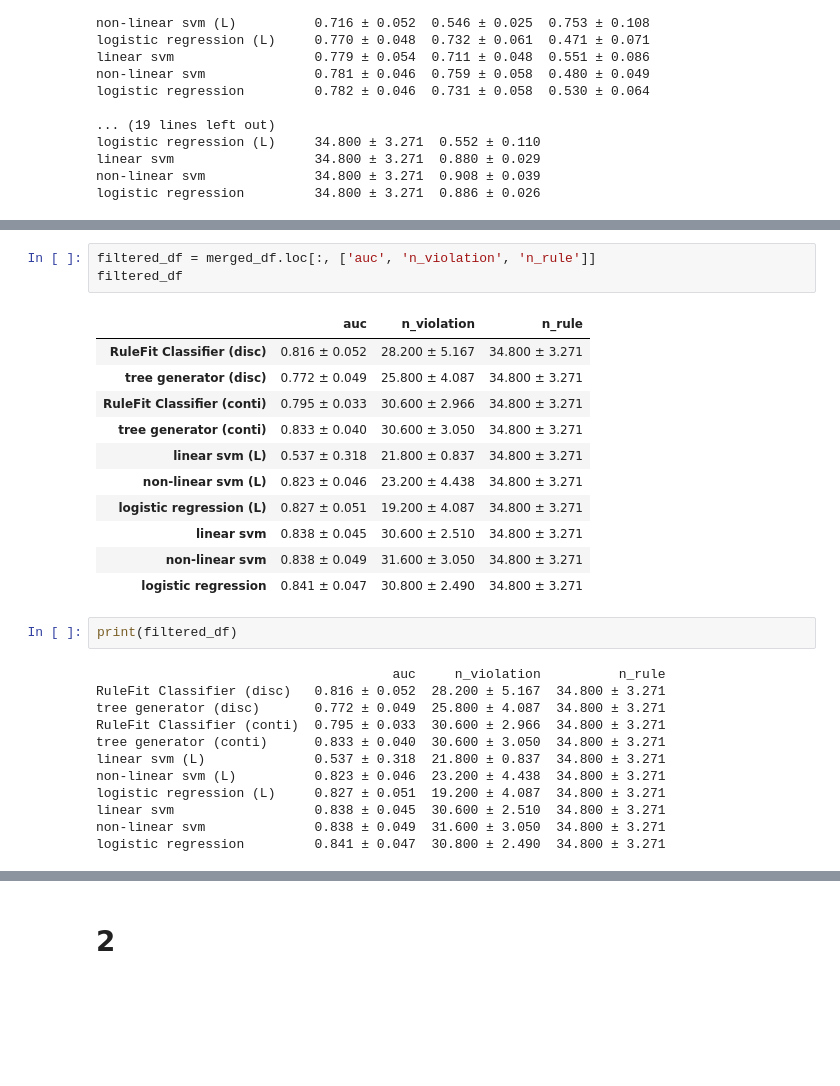
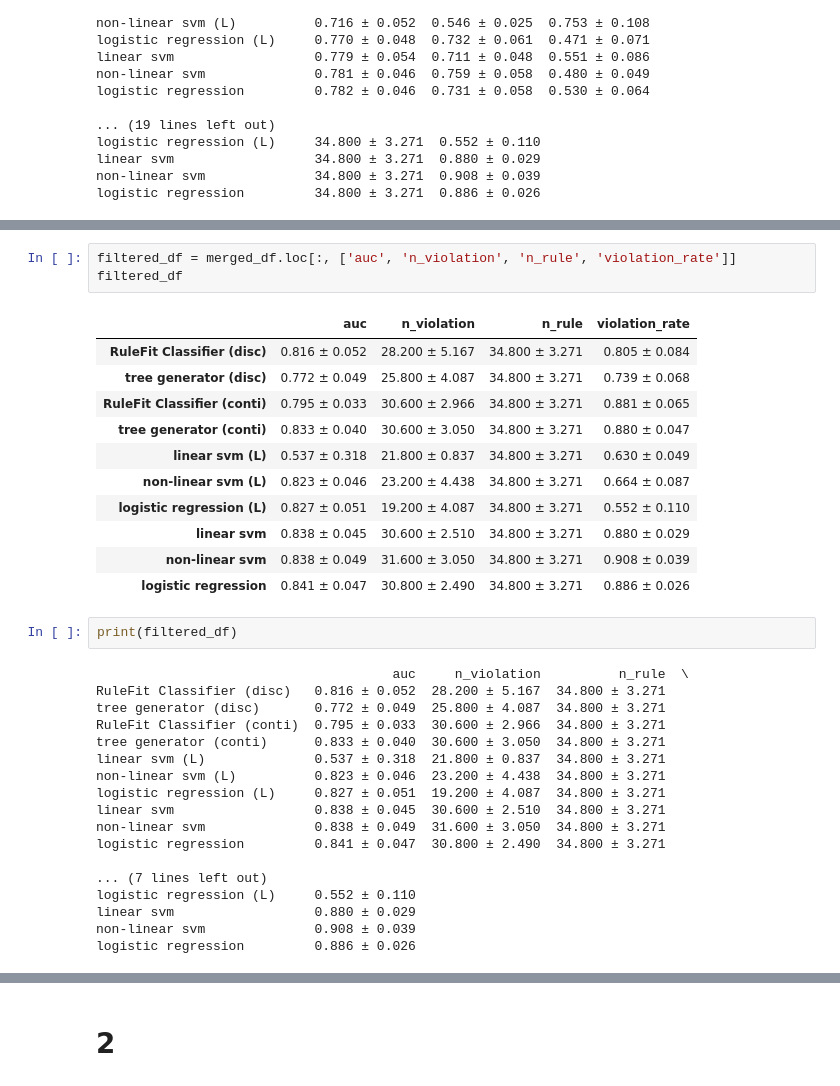
Before and after one commit to k-onoue/lukasiewicz_2, a Jupyter notebook: aggregation.ipynb, the cells around one changed output, grey strips where cells are left out. Cells and saved outputs as stored; diff of their text form; blank space fills up the shorter version.

```diff
--- a/aggregation.ipynb
+++ b/aggregation.ipynb
@@ -141,24 +141,24 @@ merged_df
 | non-linear svm | 0.781 ± 0.046 | 0.759 ± 0.058 | 0.480 ± 0.049 | 0.587 ± 0.050 | 0.838 ± 0.049 | 31.600 ± 3.050 | 34.800 ± 3.271 | 0.908 ± 0.039 |
 | logistic regression | 0.782 ± 0.046 | 0.731 ± 0.058 | 0.530 ± 0.064 | 0.612 ± 0.048 | 0.841 ± 0.047 | 30.800 ± 2.490 | 34.800 ± 3.271 | 0.886 ± 0.026 |
 # %%
-filtered_df = merged_df.loc[:, ['auc', 'n_violation', 'n_rule']]
+filtered_df = merged_df.loc[:, ['auc', 'n_violation', 'n_rule', 'violation_rate']]
 filtered_df
 # %% [output]
-|  | auc | n_violation | n_rule |
-| RuleFit Classifier (disc) | 0.816 ± 0.052 | 28.200 ± 5.167 | 34.800 ± 3.271 |
-| tree generator (disc) | 0.772 ± 0.049 | 25.800 ± 4.087 | 34.800 ± 3.271 |
-| RuleFit Classifier (conti) | 0.795 ± 0.033 | 30.600 ± 2.966 | 34.800 ± 3.271 |
-| tree generator (conti) | 0.833 ± 0.040 | 30.600 ± 3.050 | 34.800 ± 3.271 |
-| linear svm (L) | 0.537 ± 0.318 | 21.800 ± 0.837 | 34.800 ± 3.271 |
-| non-linear svm (L) | 0.823 ± 0.046 | 23.200 ± 4.438 | 34.800 ± 3.271 |
-| logistic regression (L) | 0.827 ± 0.051 | 19.200 ± 4.087 | 34.800 ± 3.271 |
-| linear svm | 0.838 ± 0.045 | 30.600 ± 2.510 | 34.800 ± 3.271 |
-| non-linear svm | 0.838 ± 0.049 | 31.600 ± 3.050 | 34.800 ± 3.271 |
-| logistic regression | 0.841 ± 0.047 | 30.800 ± 2.490 | 34.800 ± 3.271 |
+|  | auc | n_violation | n_rule | violation_rate |
+| RuleFit Classifier (disc) | 0.816 ± 0.052 | 28.200 ± 5.167 | 34.800 ± 3.271 | 0.805 ± 0.084 |
+| tree generator (disc) | 0.772 ± 0.049 | 25.800 ± 4.087 | 34.800 ± 3.271 | 0.739 ± 0.068 |
+| RuleFit Classifier (conti) | 0.795 ± 0.033 | 30.600 ± 2.966 | 34.800 ± 3.271 | 0.881 ± 0.065 |
+| tree generator (conti) | 0.833 ± 0.040 | 30.600 ± 3.050 | 34.800 ± 3.271 | 0.880 ± 0.047 |
+| linear svm (L) | 0.537 ± 0.318 | 21.800 ± 0.837 | 34.800 ± 3.271 | 0.630 ± 0.049 |
+| non-linear svm (L) | 0.823 ± 0.046 | 23.200 ± 4.438 | 34.800 ± 3.271 | 0.664 ± 0.087 |
+| logistic regression (L) | 0.827 ± 0.051 | 19.200 ± 4.087 | 34.800 ± 3.271 | 0.552 ± 0.110 |
+| linear svm | 0.838 ± 0.045 | 30.600 ± 2.510 | 34.800 ± 3.271 | 0.880 ± 0.029 |
+| non-linear svm | 0.838 ± 0.049 | 31.600 ± 3.050 | 34.800 ± 3.271 | 0.908 ± 0.039 |
+| logistic regression | 0.841 ± 0.047 | 30.800 ± 2.490 | 34.800 ± 3.271 | 0.886 ± 0.026 |
 # %%
 print(filtered_df)
 # %% [output]
-                                      auc     n_violation          n_rule
+                                      auc     n_violation          n_rule  \
 RuleFit Classifier (disc)   0.816 ± 0.052  28.200 ± 5.167  34.800 ± 3.271
 tree generator (disc)       0.772 ± 0.049  25.800 ± 4.087  34.800 ± 3.271
 RuleFit Classifier (conti)  0.795 ± 0.033  30.600 ± 2.966  34.800 ± 3.271
@@ -169,3 +169,9 @@ logistic regression (L)     0.827 ± 0.051  19.200 ± 4.087  34.800 ± 3.271
 linear svm                  0.838 ± 0.045  30.600 ± 2.510  34.800 ± 3.271
 non-linear svm              0.838 ± 0.049  31.600 ± 3.050  34.800 ± 3.271
 logistic regression         0.841 ± 0.047  30.800 ± 2.490  34.800 ± 3.271
+
+... (7 lines left out)
+logistic regression (L)     0.552 ± 0.110
+linear svm                  0.880 ± 0.029
+non-linear svm              0.908 ± 0.039
+logistic regression         0.886 ± 0.026
```
Also changed, not shown: parts of 11 cells of this notebook, 5 other files.
